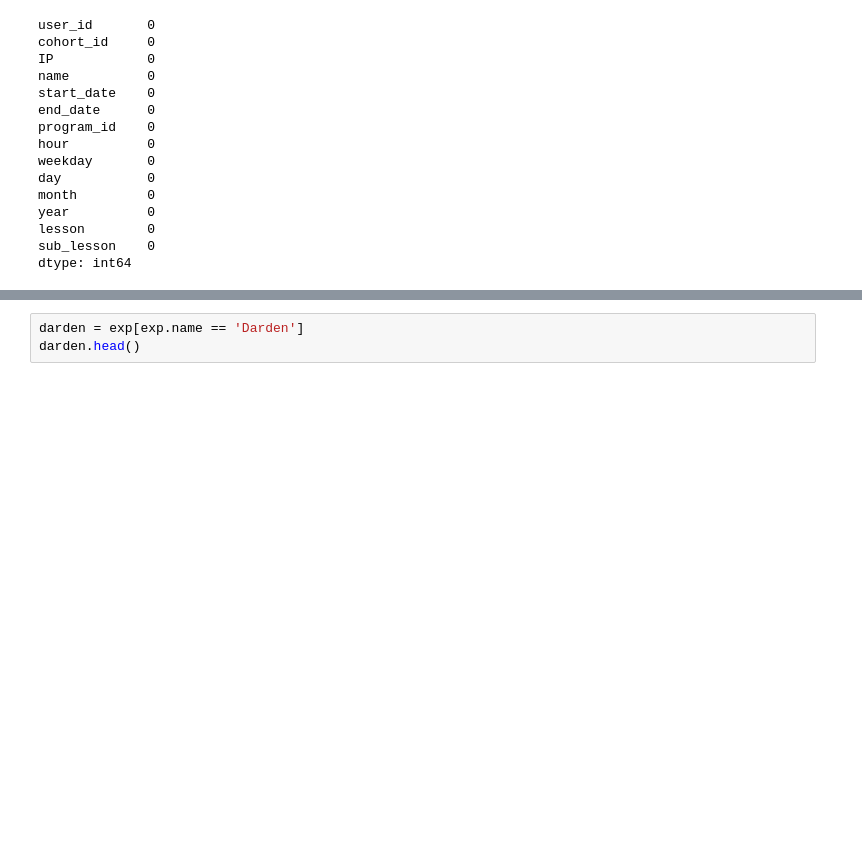
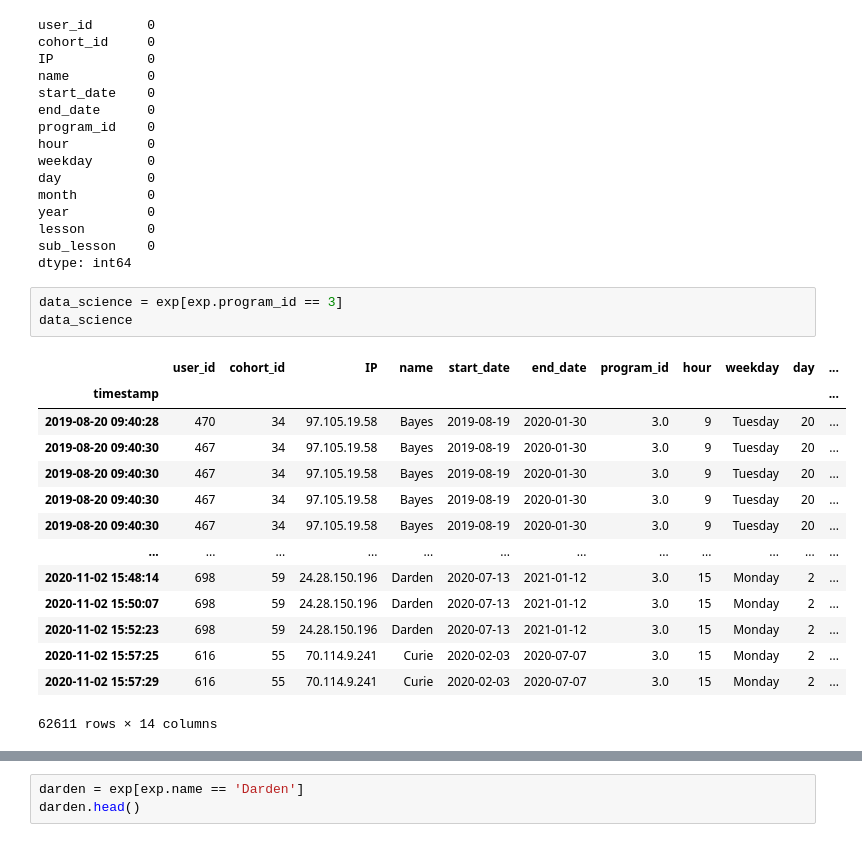
Before and after one commit to RyvynYoung/curriculum_access_project, a Jupyter notebook: curriculum_access.ipynb, the cells around one changed output, grey strips where cells are left out. Drawn from its saved outputs; the diff is of its cells as text; blank space fills up the shorter version.

```diff
--- a/curriculum_access.ipynb
+++ b/curriculum_access.ipynb
@@ -560,3 +561,21 @@ year          0
 lesson        0
 sub_lesson    0
 dtype: int64
+# %%
+data_science = exp[exp.program_id == 3]
+data_science
+# %% [output]
+|  | user_id | cohort_id | IP | name | start_date | end_date | program_id | hour | weekday | day | ... |
+| timestamp |  |  |  |  |  |  |  |  |  |  | ... |
+| 2019-08-20 09:40:28 | 470 | 34 | 97.105.19.58 | Bayes | 2019-08-19 | 2020-01-30 | 3.0 | 9 | Tuesday | 20 | ... |
+| 2019-08-20 09:40:30 | 467 | 34 | 97.105.19.58 | Bayes | 2019-08-19 | 2020-01-30 | 3.0 | 9 | Tuesday | 20 | ... |
+| 2019-08-20 09:40:30 | 467 | 34 | 97.105.19.58 | Bayes | 2019-08-19 | 2020-01-30 | 3.0 | 9 | Tuesday | 20 | ... |
+| 2019-08-20 09:40:30 | 467 | 34 | 97.105.19.58 | Bayes | 2019-08-19 | 2020-01-30 | 3.0 | 9 | Tuesday | 20 | ... |
+| 2019-08-20 09:40:30 | 467 | 34 | 97.105.19.58 | Bayes | 2019-08-19 | 2020-01-30 | 3.0 | 9 | Tuesday | 20 | ... |
+| ... | ... | ... | ... | ... | ... | ... | ... | ... | ... | ... | ... |
+| 2020-11-02 15:48:14 | 698 | 59 | 24.28.150.196 | Darden | 2020-07-13 | 2021-01-12 | 3.0 | 15 | Monday | 2 | ... |
+| 2020-11-02 15:50:07 | 698 | 59 | 24.28.150.196 | Darden | 2020-07-13 | 2021-01-12 | 3.0 | 15 | Monday | 2 | ... |
+| 2020-11-02 15:52:23 | 698 | 59 | 24.28.150.196 | Darden | 2020-07-13 | 2021-01-12 | 3.0 | 15 | Monday | 2 | ... |
+| 2020-11-02 15:57:25 | 616 | 55 | 70.114.9.241 | Curie | 2020-02-03 | 2020-07-07 | 3.0 | 15 | Monday | 2 | ... |
+| 2020-11-02 15:57:29 | 616 | 55 | 70.114.9.241 | Curie | 2020-02-03 | 2020-07-07 | 3.0 | 15 | Monday | 2 | ... |
+62611 rows × 14 columns
```
Also changed, not shown: parts of 22 cells of this notebook.
